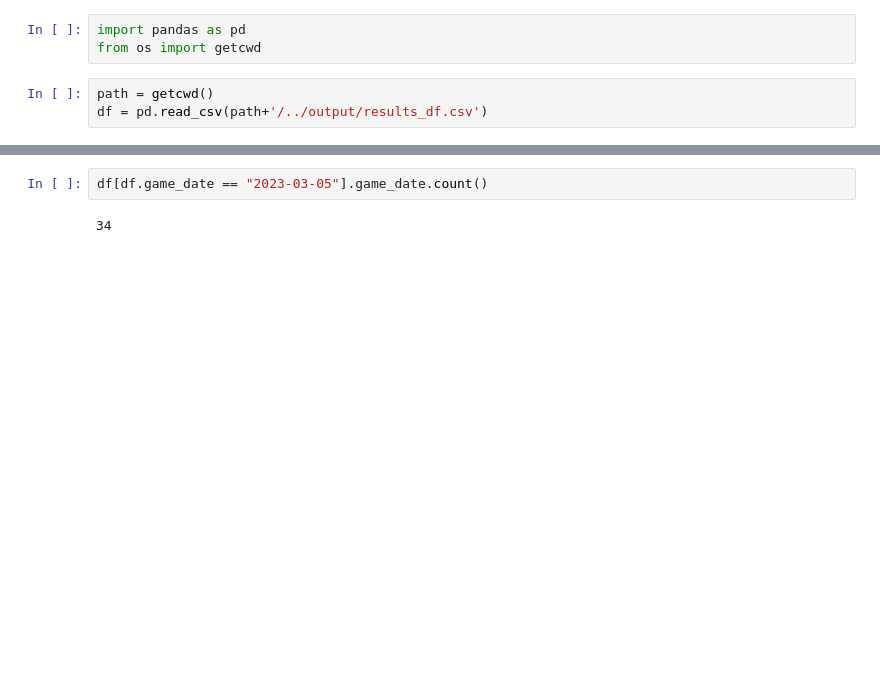
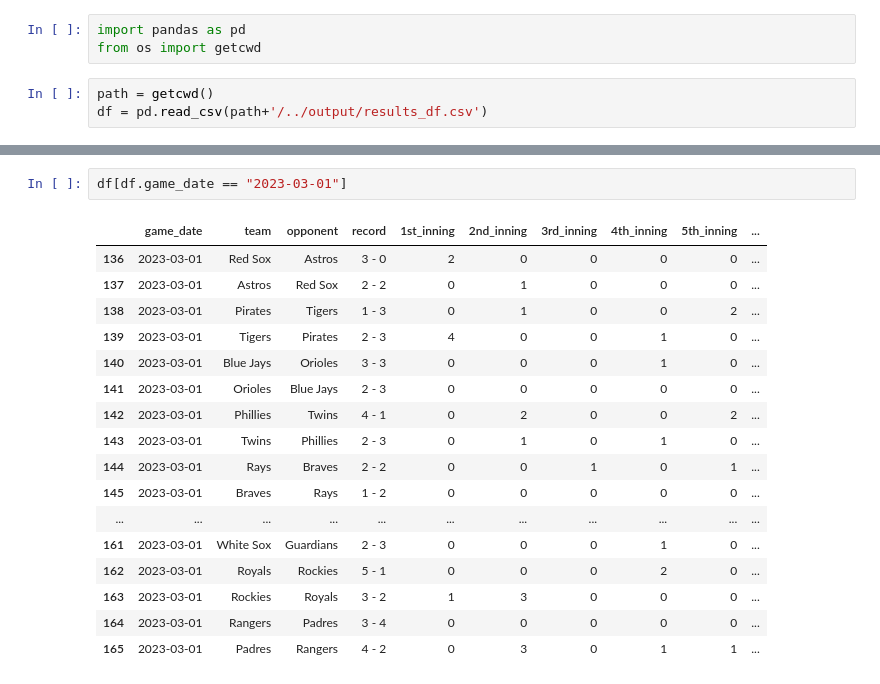
Before and after one commit to ed04rdo/MLB-webscraper, a Jupyter notebook: src/analysis.ipynb, the cells around one changed output, grey strips where cells are left out. Drawn from its saved outputs; the diff is of its cells as text; blank space fills up the shorter version.

Commit message:
DF completed before canceled game bug fix

```diff
--- a/src/analysis.ipynb
+++ b/src/analysis.ipynb
@@ -102,4 +117,20 @@ df[df['team']=='Royals']
 # %%
-df[df.game_date == "2023-03-05"].game_date.count()
+df[df.game_date == "2023-03-01"]
 # %% [output]
-34
+|  | game_date | team | opponent | record | 1st_inning | 2nd_inning | 3rd_inning | 4th_inning | 5th_inning | ... |
+| 136 | 2023-03-01 | Red Sox | Astros | 3 - 0 | 2 | 0 | 0 | 0 | 0 | ... |
+| 137 | 2023-03-01 | Astros | Red Sox | 2 - 2 | 0 | 1 | 0 | 0 | 0 | ... |
+| 138 | 2023-03-01 | Pirates | Tigers | 1 - 3 | 0 | 1 | 0 | 0 | 2 | ... |
+| 139 | 2023-03-01 | Tigers | Pirates | 2 - 3 | 4 | 0 | 0 | 1 | 0 | ... |
+| 140 | 2023-03-01 | Blue Jays | Orioles | 3 - 3 | 0 | 0 | 0 | 1 | 0 | ... |
+| 141 | 2023-03-01 | Orioles | Blue Jays | 2 - 3 | 0 | 0 | 0 | 0 | 0 | ... |
+| 142 | 2023-03-01 | Phillies | Twins | 4 - 1 | 0 | 2 | 0 | 0 | 2 | ... |
+| 143 | 2023-03-01 | Twins | Phillies | 2 - 3 | 0 | 1 | 0 | 1 | 0 | ... |
+| 144 | 2023-03-01 | Rays | Braves | 2 - 2 | 0 | 0 | 1 | 0 | 1 | ... |
+| 145 | 2023-03-01 | Braves | Rays | 1 - 2 | 0 | 0 | 0 | 0 | 0 | ... |
+| ... | ... | ... | ... | ... | ... | ... | ... | ... | ... | ... |
+| 161 | 2023-03-01 | White Sox | Guardians | 2 - 3 | 0 | 0 | 0 | 1 | 0 | ... |
+| 162 | 2023-03-01 | Royals | Rockies | 5 - 1 | 0 | 0 | 0 | 2 | 0 | ... |
+| 163 | 2023-03-01 | Rockies | Royals | 3 - 2 | 1 | 3 | 0 | 0 | 0 | ... |
+| 164 | 2023-03-01 | Rangers | Padres | 3 - 4 | 0 | 0 | 0 | 0 | 0 | ... |
+| 165 | 2023-03-01 | Padres | Rangers | 4 - 2 | 0 | 3 | 0 | 1 | 1 | ... |
```
Also changed, not shown: parts of 6 cells of this notebook, 3 other files.
